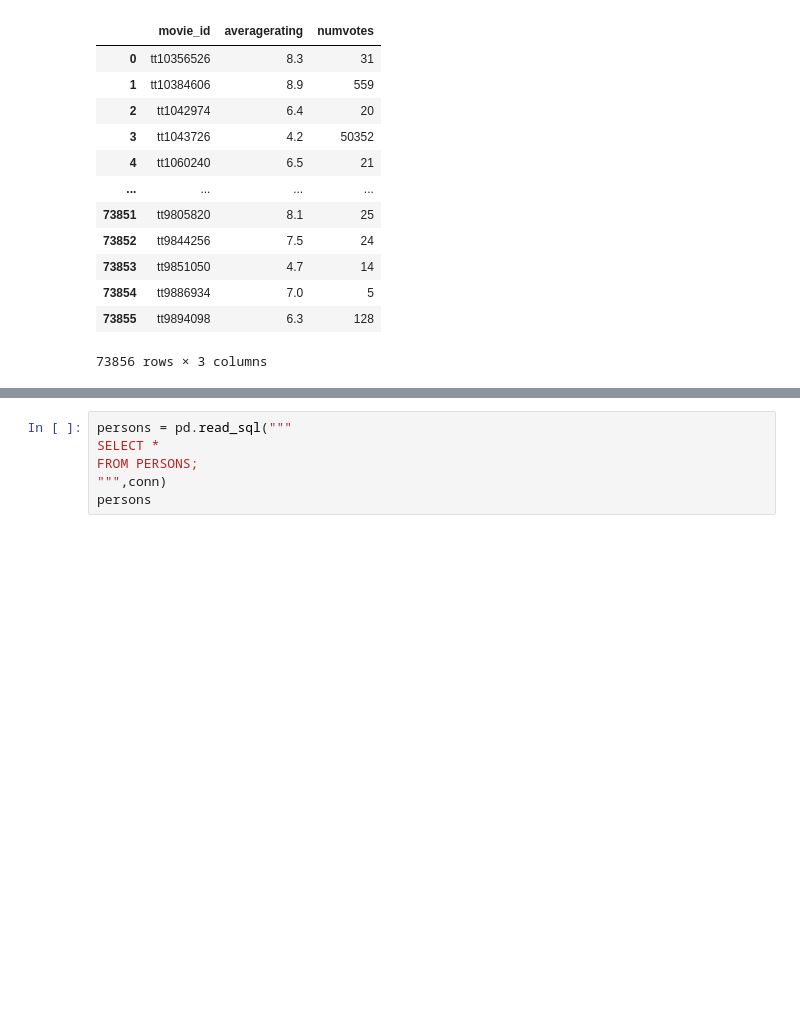
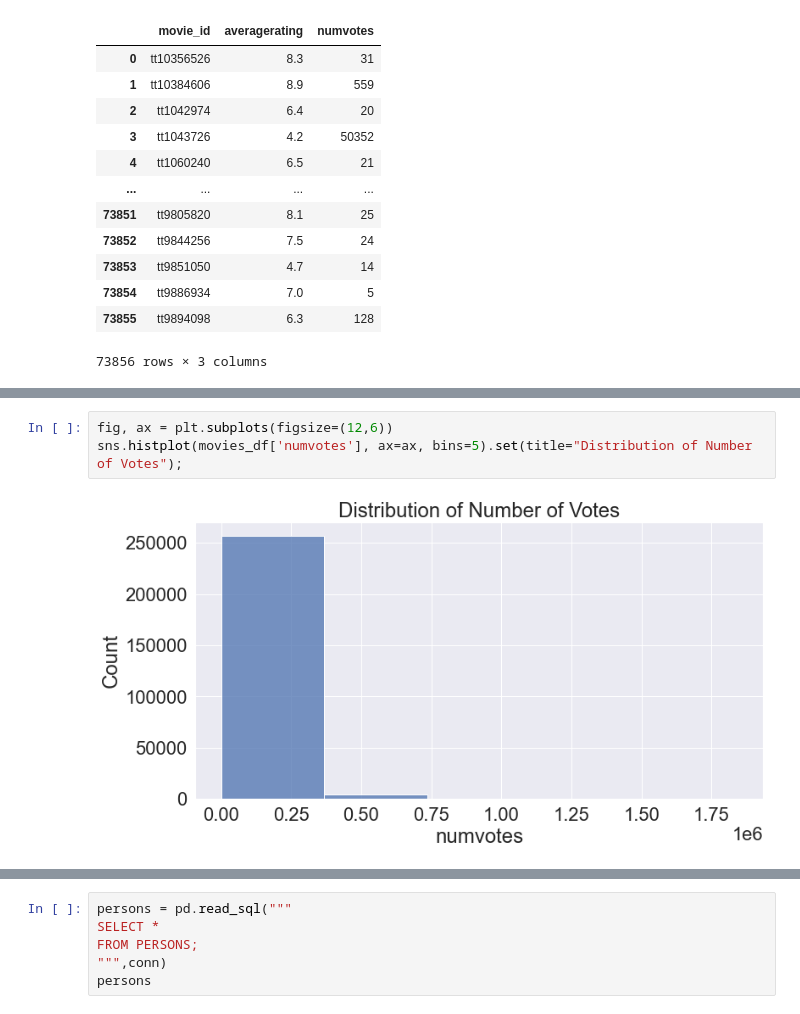
Before and after one commit to jaeminlee95/Semester1_Capstone_Group_3, a Jupyter notebook: student.ipynb, the cells around one changed output, grey strips where cells are left out. Drawn from its saved outputs; the diff is of its cells as text; blank space fills up the shorter version.

```diff
--- a/student.ipynb
+++ b/student.ipynb
@@ -141,0 +209,5 @@ movies_genre
+# %%
+fig, ax = plt.subplots(figsize=(12,6))
+sns.histplot(movies_df['numvotes'], ax=ax, bins=5).set(title="Distribution of Number of Votes");
+# %% [output]
+[figure, added]
```
Also changed, not shown: parts of 29 cells of this notebook.
